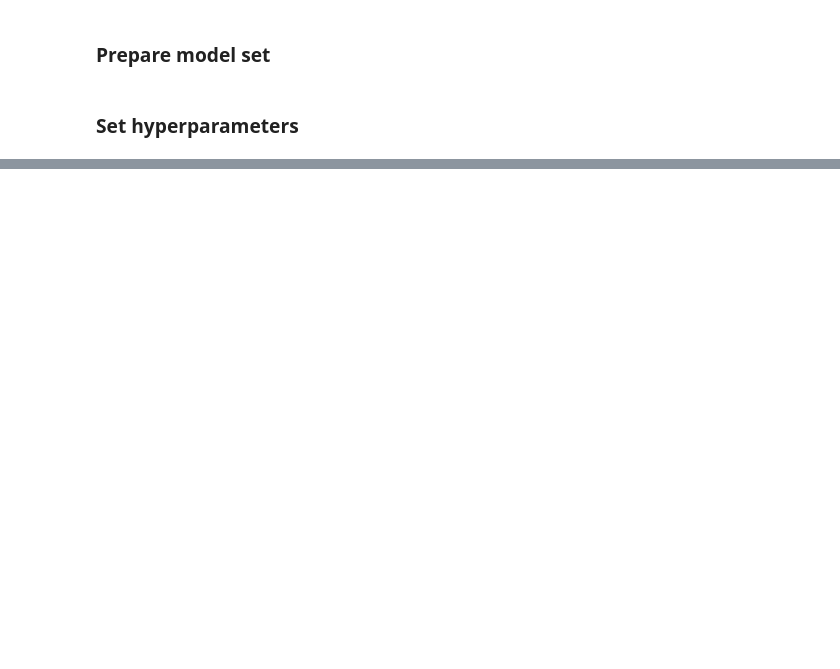
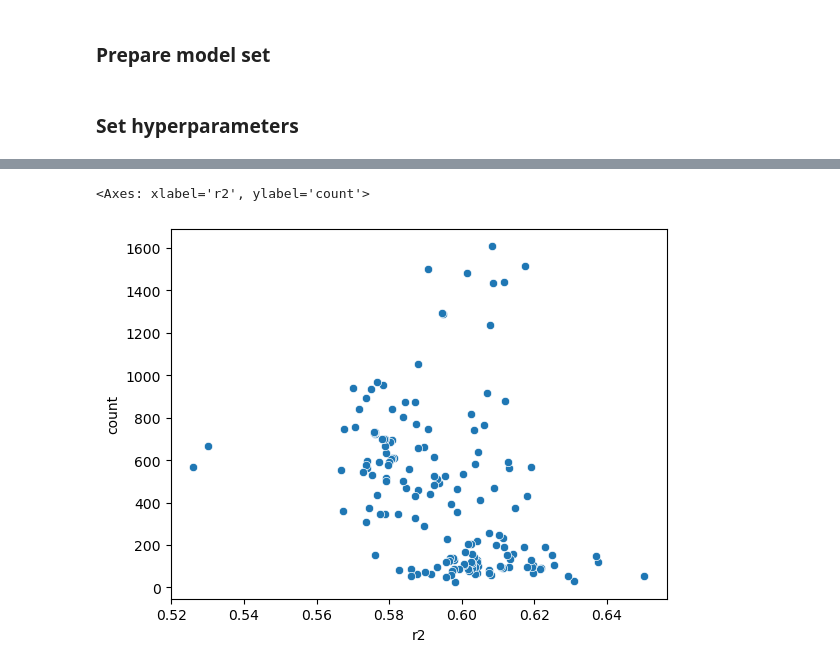
Before and after one commit to GoyalLab/ExPert, a Jupyter notebook: vae/notebooks/GPA.ipynb, the cells around one changed output, grey strips where cells are left out. Saved outputs shown, nothing was run; the diff lists cells and outputs as text; code cells hidden in the pictures; blank space fills up the shorter version.

```diff
--- a/vae/notebooks/GPA.ipynb
+++ b/vae/notebooks/GPA.ipynb
@@ -151,0 +201,8 @@ gedvae.train(data_params=data_params, model_params=gedvae_params, train_params=t
+# %%
+from scipy.stats import spearmanr
+from tqdm.contrib.concurrent import process_map
+import pandas as pd
+from src.utils.constants import REGISTRY_KEYS
+
+logging.info('Generating reconstructed expression')
+model_set.layers['reconstructed'] = gpvae.get_normalized_expression(library_size='latent')
@@ -151,0 +260,9 @@ gedvae.train(data_params=data_params, model_params=gedvae_params, train_params=t
+# %%
+# Add support for each perturbation to results
+cpp = model_set.obs[label].value_counts().reset_index()
+corr_results = corr_results.merge(cpp, left_index=True, right_on=label).sort_values('r2', ascending=False)
+# %%
+sns.scatterplot(corr_results, x='r2', y='count')
+# %% [output]
+<Axes: xlabel='r2', ylabel='count'>
+[figure, added]
```
Also changed, not shown: parts of 22 cells of this notebook, 30 other files.
